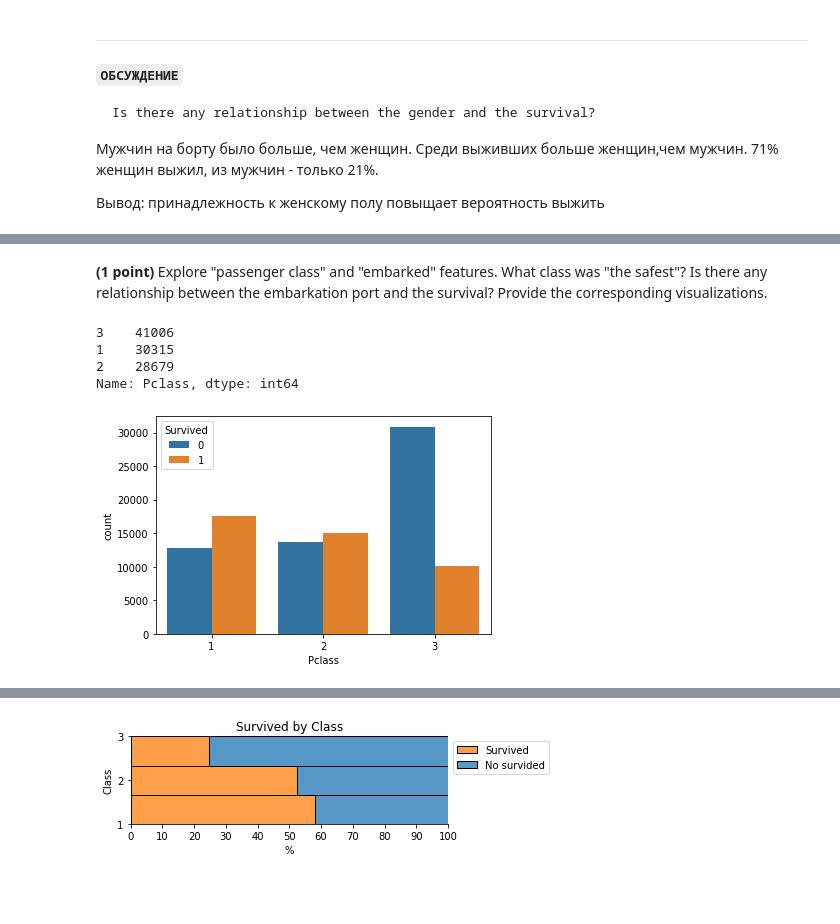
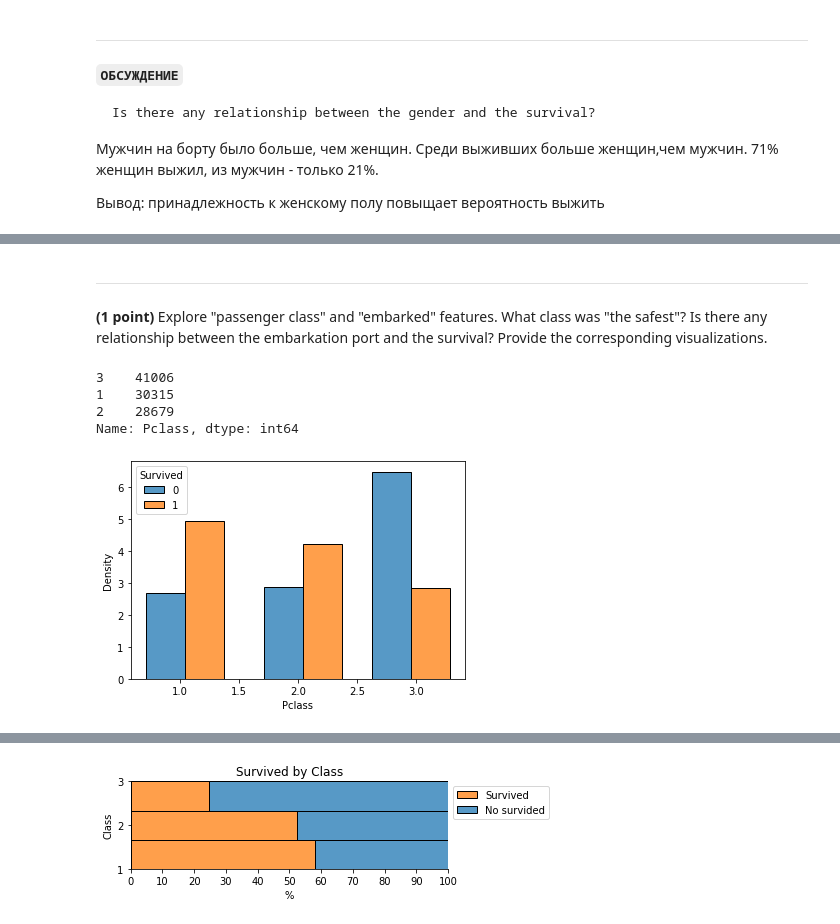
Before and after one commit to bonvech/ml-intro-1, a Jupyter notebook: 5_classification_linear_knn/hw_classification.ipynb, the cells around one changed output, grey strips where cells are left out. Drawn from its saved outputs; the diff is of its cells as text; code cells hidden in the pictures; blank space fills up the shorter version.

```diff
--- a/5_classification_linear_knn/hw_classification.ipynb
+++ b/5_classification_linear_knn/hw_classification.ipynb
@@ -571,0 +582,18 @@ Name: Sex, dtype: int64
+# %%
+## Процент выживших в разных возрастных группах
+data["Age Group"] = data["Age"]
+data["Age Group"].fillna(-1, inplace=True)
+data["Age Group"] = data["Age Group"].map(lambda age: int(age // 10) + 1)
+fig = sns.displot(
+    data=data, y="Age Group", hue="Survived",
+    bins=10, multiple="fill",
+    hue_order=[0, 1],
+    legend=False,
+    height=4, aspect=18/10,
+)
+fig.set(ylabel="Age", xlabel="%")
+plt.yticks(range(10), range(0, 100, 10))  # %
+plt.xticks([x / 10 for x in range(11)], range(0, 101, 10))  # %
+plt.title("Survived / Drown by Age")
+plt.legend(["Survived", "Drowned"], bbox_to_anchor=(1.0, 1.0))
+plt.show()
@@ -572,12 +698,14 @@ Name: Sex, dtype: int64
 # %% [markdown]
+****
 **(1 point)** Explore "passenger class" and "embarked" features. What class was "the safest"? Is there any relationship between the embarkation port and the survival? Provide the corresponding visualizations.
 # %%
 ###  Pclass - класс каюты
 print(data.Pclass.value_counts())
-sns.countplot(x='Pclass', hue='Survived', data=data);
+sns.histplot(x=data['Pclass'], hue=data['Survived'], multiple="dodge", shrink=8,
+                  stat='density', common_norm=False);
 # %% [output]
 3    41006
 1    30315
 2    28679
 Name: Pclass, dtype: int64
-[figure, old version]
+[figure, new version]
```
Also changed, not shown: parts of 29 cells of this notebook.
